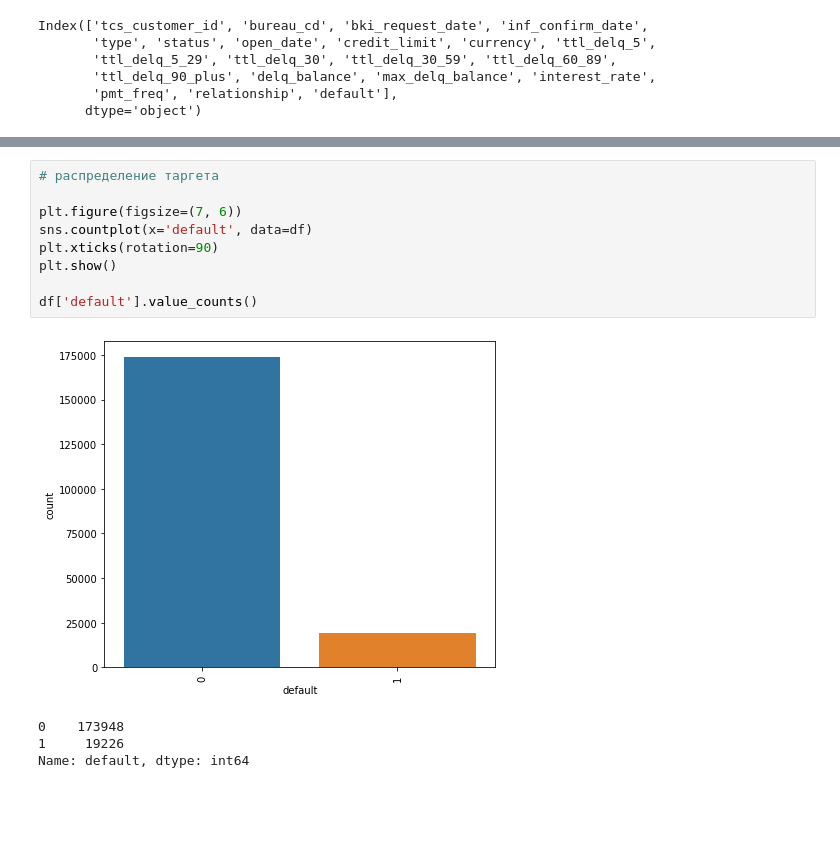
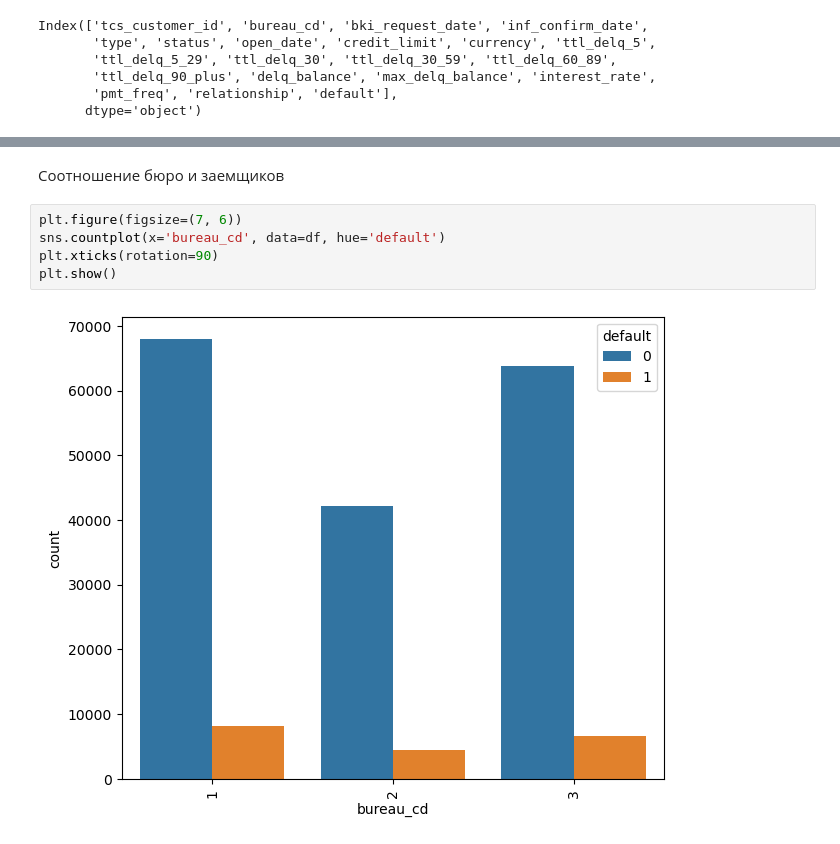
Before and after one commit to Daniil-Kiriakov/analytics-projects, a Jupyter notebook: scoring/scoring_3/scoring_EDA.ipynb, the cells around one changed output, grey strips where cells are left out. Saved outputs shown, nothing was run; the diff lists cells and outputs as text; blank space fills up the shorter version.

```diff
--- a/scoring/scoring_3/scoring_EDA.ipynb
+++ b/scoring/scoring_3/scoring_EDA.ipynb
@@ -318,14 +337,9 @@ Index(['tcs_customer_id', 'bureau_cd', 'bki_request_date', 'inf_confirm_date',
+# %% [markdown]
+Соотношение бюро и заемщиков
 # %%
-# распределение таргета
-
 plt.figure(figsize=(7, 6))
-sns.countplot(x='default', data=df)
+sns.countplot(x='bureau_cd', data=df, hue='default')
 plt.xticks(rotation=90)
 plt.show()
-
-df['default'].value_counts()
 # %% [output]
-[figure, old version]
+[figure, new version]
-0    173948
-1     19226
-Name: default, dtype: int64
```
Also changed, not shown: parts of 43 cells of this notebook, 1 other file.
